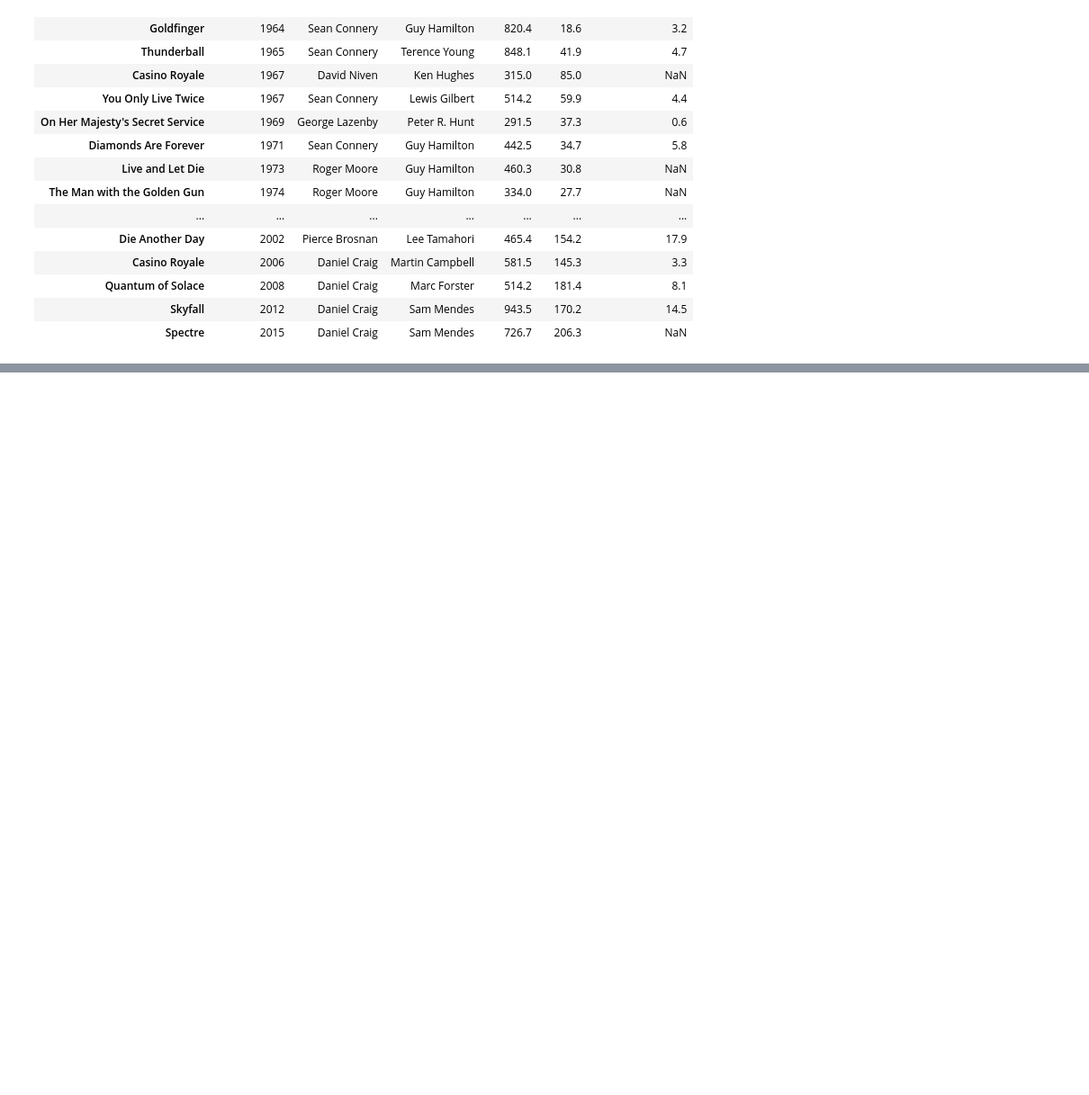
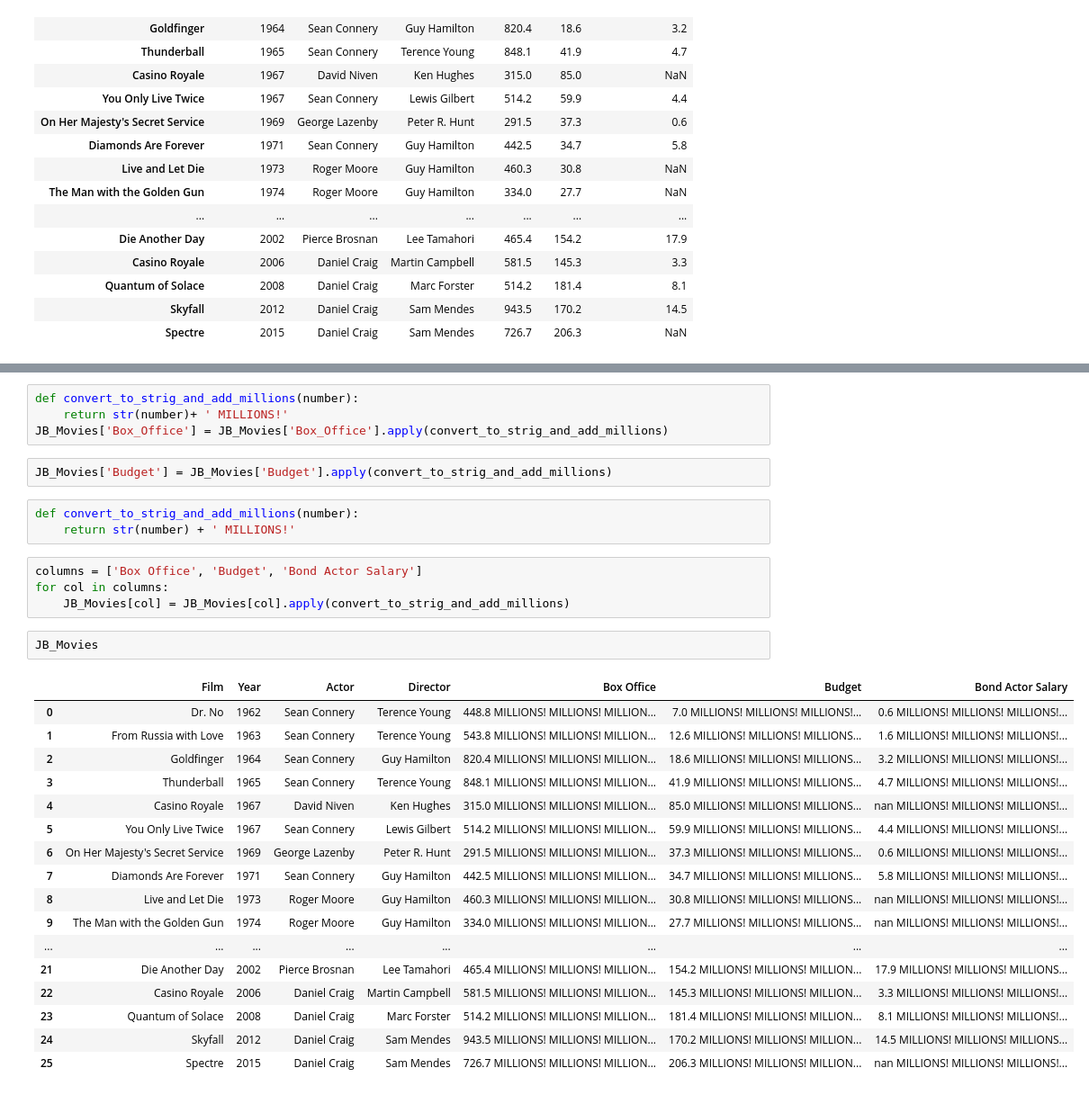
Before and after one commit to Axxst/UdemyCourses, a Jupyter notebook: Udemy Pandas/pandas/UdemyPandas_DataFrame3.ipynb, the cells around one changed output, grey strips where cells are left out. Shown at 90% size. Drawn from its saved outputs; the diff is of its cells as text; blank space fills up the shorter version.

```diff
--- a/Udemy Pandas/pandas/UdemyPandas_DataFrame3.ipynb
+++ b/Udemy Pandas/pandas/UdemyPandas_DataFrame3.ipynb
@@ -93,0 +139,33 @@ JB_Movies.rename(mapper={'Year':'Release Date', 'Box Office':'Revenue'}, axis=1)
+# %%
+def convert_to_strig_and_add_millions(number):
+    return str(number)+ ' MILLIONS!'
+JB_Movies['Box_Office'] = JB_Movies['Box_Office'].apply(convert_to_strig_and_add_millions)
+# %%
+JB_Movies['Budget'] = JB_Movies['Budget'].apply(convert_to_strig_and_add_millions)
+# %%
+def convert_to_strig_and_add_millions(number):
+    return str(number) + ' MILLIONS!'
+# %%
+columns = ['Box Office', 'Budget', 'Bond Actor Salary']
+for col in columns:
+    JB_Movies[col] = JB_Movies[col].apply(convert_to_strig_and_add_millions)
+# %%
+JB_Movies
+# %% [output]
+|  | Film | Year | Actor | Director | Box Office | Budget | Bond Actor Salary |
+| 0 | Dr. No | 1962 | Sean Connery | Terence Young | 448.8 MILLIONS! MILLIONS! MILLION... | 7.0 MILLIONS! MILLIONS! MILLIONS!... | 0.6 MILLIONS! MILLIONS! MILLIONS!... |
+| 1 | From Russia with Love | 1963 | Sean Connery | Terence Young | 543.8 MILLIONS! MILLIONS! MILLION... | 12.6 MILLIONS! MILLIONS! MILLIONS... | 1.6 MILLIONS! MILLIONS! MILLIONS!... |
+| 2 | Goldfinger | 1964 | Sean Connery | Guy Hamilton | 820.4 MILLIONS! MILLIONS! MILLION... | 18.6 MILLIONS! MILLIONS! MILLIONS... | 3.2 MILLIONS! MILLIONS! MILLIONS!... |
+| 3 | Thunderball | 1965 | Sean Connery | Terence Young | 848.1 MILLIONS! MILLIONS! MILLION... | 41.9 MILLIONS! MILLIONS! MILLIONS... | 4.7 MILLIONS! MILLIONS! MILLIONS!... |
+| 4 | Casino Royale | 1967 | David Niven | Ken Hughes | 315.0 MILLIONS! MILLIONS! MILLION... | 85.0 MILLIONS! MILLIONS! MILLIONS... | nan MILLIONS! MILLIONS! MILLIONS!... |
+| 5 | You Only Live Twice | 1967 | Sean Connery | Lewis Gilbert | 514.2 MILLIONS! MILLIONS! MILLION... | 59.9 MILLIONS! MILLIONS! MILLIONS... | 4.4 MILLIONS! MILLIONS! MILLIONS!... |
+| 6 | On Her Majesty's Secret Service | 1969 | George Lazenby | Peter R. Hunt | 291.5 MILLIONS! MILLIONS! MILLION... | 37.3 MILLIONS! MILLIONS! MILLIONS... | 0.6 MILLIONS! MILLIONS! MILLIONS!... |
+| 7 | Diamonds Are Forever | 1971 | Sean Connery | Guy Hamilton | 442.5 MILLIONS! MILLIONS! MILLION... | 34.7 MILLIONS! MILLIONS! MILLIONS... | 5.8 MILLIONS! MILLIONS! MILLIONS!... |
+| 8 | Live and Let Die | 1973 | Roger Moore | Guy Hamilton | 460.3 MILLIONS! MILLIONS! MILLION... | 30.8 MILLIONS! MILLIONS! MILLIONS... | nan MILLIONS! MILLIONS! MILLIONS!... |
+| 9 | The Man with the Golden Gun | 1974 | Roger Moore | Guy Hamilton | 334.0 MILLIONS! MILLIONS! MILLION... | 27.7 MILLIONS! MILLIONS! MILLIONS... | nan MILLIONS! MILLIONS! MILLIONS!... |
+| ... | ... | ... | ... | ... | ... | ... | ... |
+| 21 | Die Another Day | 2002 | Pierce Brosnan | Lee Tamahori | 465.4 MILLIONS! MILLIONS! MILLION... | 154.2 MILLIONS! MILLIONS! MILLION... | 17.9 MILLIONS! MILLIONS! MILLIONS... |
+| 22 | Casino Royale | 2006 | Daniel Craig | Martin Campbell | 581.5 MILLIONS! MILLIONS! MILLION... | 145.3 MILLIONS! MILLIONS! MILLION... | 3.3 MILLIONS! MILLIONS! MILLIONS!... |
+| 23 | Quantum of Solace | 2008 | Daniel Craig | Marc Forster | 514.2 MILLIONS! MILLIONS! MILLION... | 181.4 MILLIONS! MILLIONS! MILLION... | 8.1 MILLIONS! MILLIONS! MILLIONS!... |
+| 24 | Skyfall | 2012 | Daniel Craig | Sam Mendes | 943.5 MILLIONS! MILLIONS! MILLION... | 170.2 MILLIONS! MILLIONS! MILLION... | 14.5 MILLIONS! MILLIONS! MILLIONS... |
+| 25 | Spectre | 2015 | Daniel Craig | Sam Mendes | 726.7 MILLIONS! MILLIONS! MILLION... | 206.3 MILLIONS! MILLIONS! MILLION... | nan MILLIONS! MILLIONS! MILLIONS!... |
```
Also changed, not shown: parts of 13 cells of this notebook, 1 other file.
